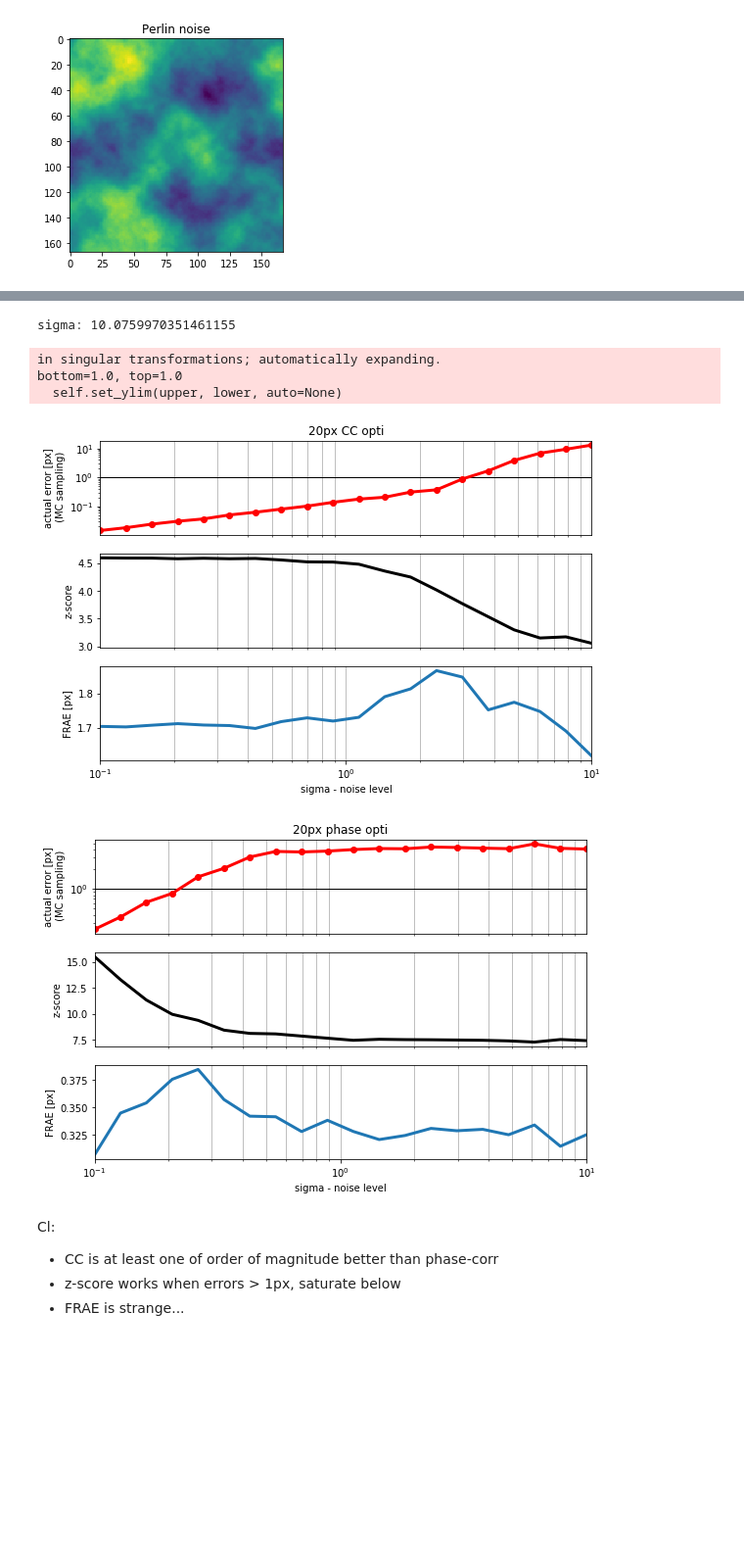
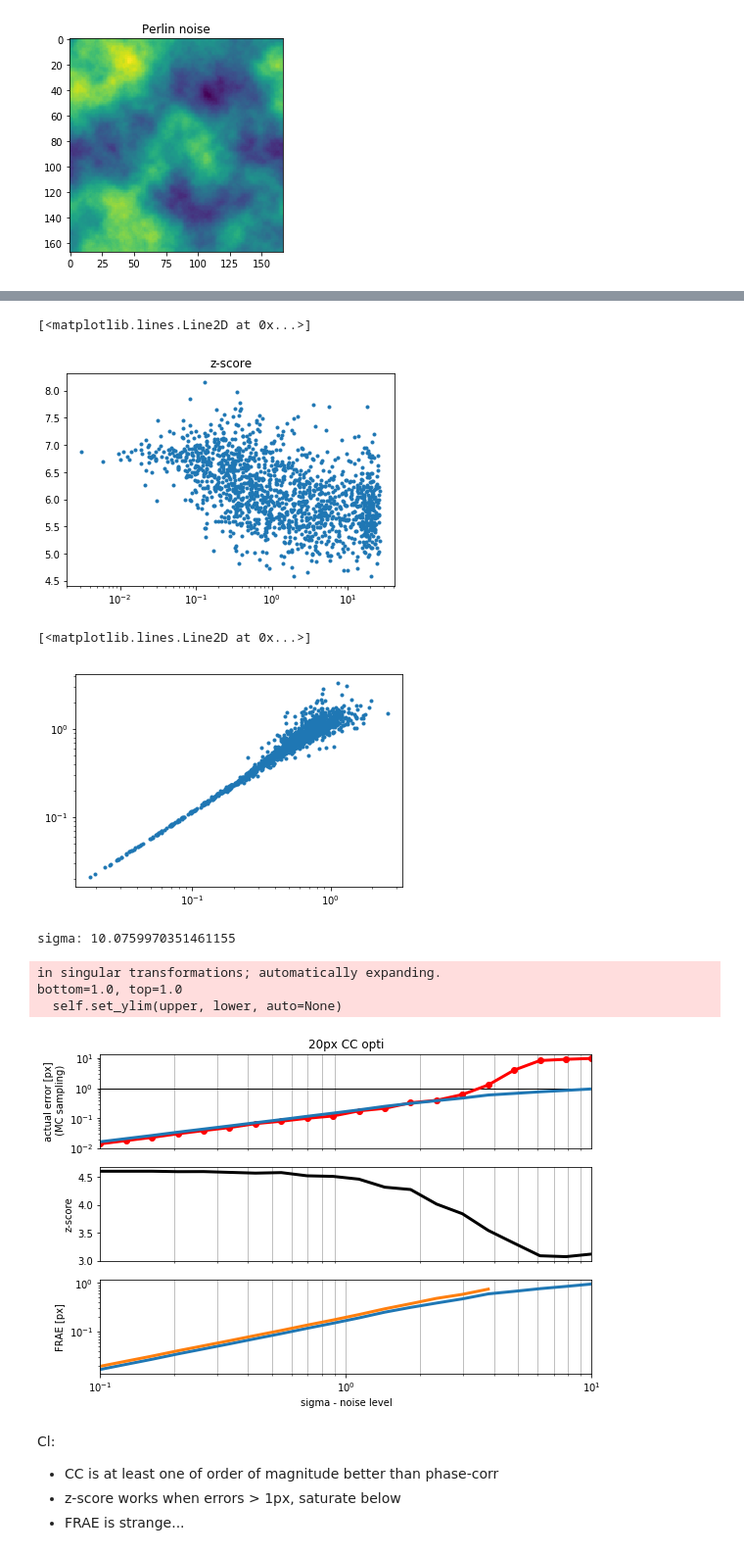
Before and after one commit to xdze2/stretchablecorr, a Jupyter notebook: test_stretchablecorr.ipynb, the cells around one changed output, grey strips where cells are left out. Shown at 98% size. Drawn from its saved outputs; the diff is of its cells as text; code cells hidden in the pictures; blank space fills up the shorter version.

```diff
--- a/test_stretchablecorr.ipynb
+++ b/test_stretchablecorr.ipynb
@@ -183,11 +182,13 @@ def sample_one(A, B, sigma, params):
     u, errors = sc.get_shifts(A, B_prime, x, y, **params)
     return u, errors
 # %%
-def sample_N(A, B, sigma, params, N):
+def sample_N(A, B, sigma, params, N, random=False):
     errors = []
     displ = []
     for _ in range(N):
         try:
+            if random:
+                sigma = 0.1 + np.random.rand()*10
             u, err = sample_one(A, B, sigma, params)
             errors.append(err)
             displ.append(u)
@@ -200,9 +201,9 @@ def avg_radius(u):
     d = np.sqrt(np.sum((u-u.mean(axis=0))**2, axis=1))
     return d.mean()
 # %%
-params = {'window_half_size': 30,
+params = {'window_half_size': 20,
           'coarse_search':False,
-          'phase': True,
+          'phase': False,
           'method':'opti' }
 
-displ, errors = sample_N(I, I, 0.2, params, 100)
+displ, errors = sample_N(I, I, 0.2, params, 1500, random=True)
@@ -210,0 +210,2 @@ stored_results = {}
+# %%
+displ = np.sqrt(np.sum(displ**2, axis=1))
@@ -210,0 +218,11 @@ stored_results = {}
+# %%
+plt.title('z-score')
+plt.semilogx(displ, errors[:, 0], '.')
+# %% [output]
+[<matplotlib.lines.Line2D at 0x...>]
+[figure, added]
+# %%
+plt.loglog(errors[:, 1], errors[:, 2], '.')
+# %% [output]
+[<matplotlib.lines.Line2D at 0x...>]
+[figure, added]
@@ -211,7 +232,7 @@ stored_results = {}
 # %%
 params = {'window_half_size': 20,
           'coarse_search':False,
-          'phase': True,
+          'phase': False,
           'method':'opti' }
 
 sigma_span = np.logspace(-1, 1, 20)
@@ -236,38 +257,37 @@ for results in stored_results.values():
 
     # Graph
     linewidth = 3
     fig, (ax1, ax2, ax3) = plt.subplots(3, 1, figsize=(9,6))
 
     ax1.axhline(y=1, color='black', linewidth=1)
     ax1.loglog(sigma_span, results['avg_radius'], '-o', label='truth (MC)', linewidth=linewidth, color='red')
     ax1.set_ylabel('actual error [px]\n (MC sampling)')
-
+    ax1.loglog(sigma_span, results['mean_errors'][:, 1], linewidth=linewidth)
 
     ax1.set_xticks([])
     ax1.grid(axis='x', which='both')
 
     ax2.semilogx(sigma_span, results['mean_errors'][:, 0], linewidth=linewidth, color='black')
     ax2.set_ylabel('z-score');
     ax2.set_xticks([])
     ax2.grid(axis='x', which='both');
 
-
-    ax3.semilogx(sigma_span, results['mean_errors'][:, 1], linewidth=linewidth)
+    ax3.loglog(sigma_span, results['mean_errors'][:, 1], linewidth=linewidth)
+    ax3.loglog(sigma_span, results['mean_errors'][:, 2], linewidth=linewidth)
     ax3.set_ylabel('FRAE [px]');
     ax3.grid(axis='x', which='both')
 
     ax1.set_xlim([min(sigma_span), max(sigma_span)])
     ax2.set_xlim([min(sigma_span), max(sigma_span)])
     ax3.set_xlim([min(sigma_span), max(sigma_span)])
     plt.xlabel('sigma - noise level');
 
     ax1.set_title(construct_key(results['params']));
 # %% [output]
 in singular transformations; automatically expanding.
 bottom=1.0, top=1.0
   self.set_ylim(upper, lower, auto=None)
-[figure, old version]
+[figure, new version]
-[figure, removed]
 # %% [markdown]
 Cl:
 - CC is at least one of order of magnitude better than phase-corr
```
Also changed, not shown: parts of 6 cells of this notebook, 2 other files.
